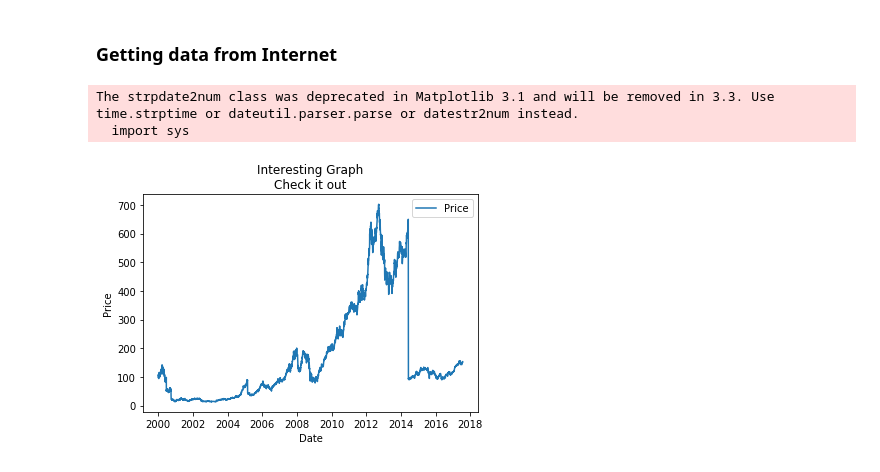
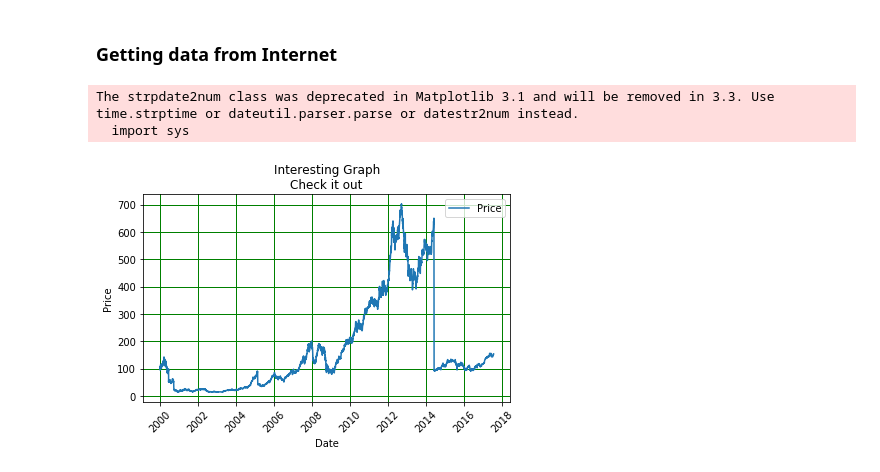
Before and after one commit to shrinidhi99/data-analysis-tutorial, a Jupyter notebook: Data Visualization/dv 2.ipynb, the cells around one changed output. Drawn from its saved outputs; the diff is of its cells as text; code cells hidden in the pictures.

Commit message:
subplot customization

```diff
--- a/Data Visualization/dv 2.ipynb
+++ b/Data Visualization/dv 2.ipynb
@@ -57,6 +57,10 @@ def bytespdate2num(fmt, encoding='utf-8'):
 def graph_data(stock):
     # Unfortunately, Yahoo's API is no longer available
     # feel free to adapt the code to another source, or use this drop-in replacement.
+
+    fig = plt.figure()
+    ax1 = plt.subplot2grid((1,1), (0,0))
+
     stock_price_url = 'https://pythonprogramming.net/yahoo_finance_replacement'
     source_code = urllib.request.urlopen(stock_price_url).read().decode()
     stock_data = []
@@ -65,33 +69,36 @@ def graph_data(stock):
         split_line = line.split(',')
         if len(split_line) == 7:
             if 'values' not in line and 'labels' not in line:
                 stock_data.append(line)
 
     date, closep, highp, lowp, openp, adj_closep, volume = np.loadtxt(stock_data,
                                                           delimiter=',',
                                                           unpack=True,
                                                           # %Y = full year. 2015
                                                           # %y = partial year 15
                                                           # %m = number month
                                                           # %d = number day
                                                           # %H = hours
                                                           # %M = minutes
                                                           # %S = seconds
                                                           # 12-06-2014
                                                           # %m-%d-%Y
                                                           converters={0: bytespdate2num('%Y-%m-%d')})
 
-    plt.plot_date(date, closep,'-', label='Price')
-
+    ax1.plot_date(date, closep,'-', label='Price')
+    for label in ax1.xaxis.get_ticklabels():
+        label.set_rotation(45)
+    ax1.grid(True, color='g', linestyle='-', linewidth=1)
     plt.xlabel('Date')
     plt.ylabel('Price')
     plt.title('Interesting Graph\nCheck it out')
     plt.legend()
+    plt.subplots_adjust(left=0.09, bottom=0.16, right=0.94, wspace=0.2, hspace=0)
     plt.show()
 
 
 graph_data('TSLA')
 # %% [output]
 The strpdate2num class was deprecated in Matplotlib 3.1 and will be removed in 3.3. Use time.strptime or dateutil.parser.parse or datestr2num instead.
   import sys
-[figure, old version]
+[figure, new version]
```
